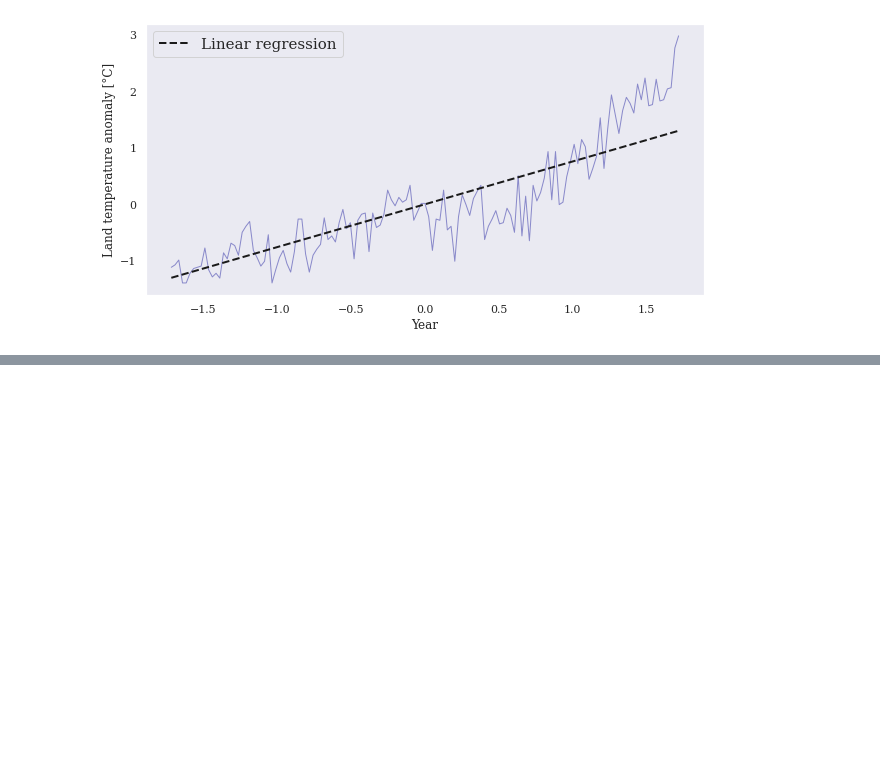
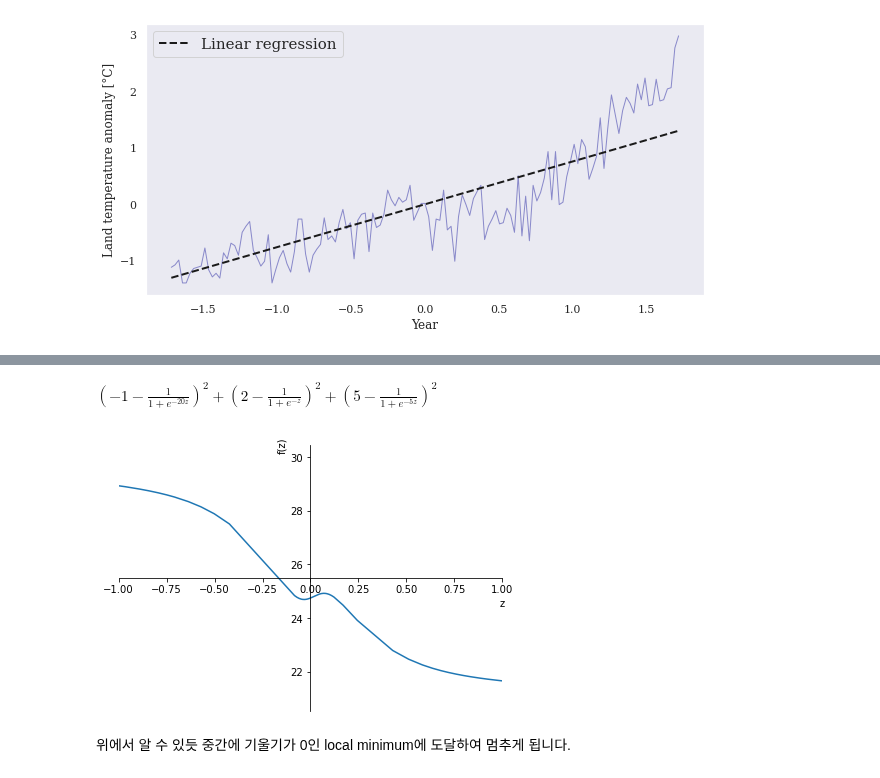
Before and after one commit to Kdelphinus/Python_study, a Jupyter notebook: goorm/AI기술 자연어 처리 전문가 양성 과정/02. Machine Learning.ipynb, the cells around one changed output, grey strips where cells are left out. Cells and saved outputs as stored; diff of their text form; code cells hidden in the pictures; blank space fills up the shorter version.

```diff
--- a/goorm/AI기술 자연어 처리 전문가 양성 과정/02. Machine Learning.ipynb
+++ b/goorm/AI기술 자연어 처리 전문가 양성 과정/02. Machine Learning.ipynb
@@ -657,0 +738,13 @@ pyplot.grid();
+# %%
+badloss = (2 - 1/(1+ sympy.exp(-z)))**2 + \
+          (-1 - 1/(1+ sympy.exp(-20*z)))**2  + \
+          (5 - 1/(1+ sympy.exp(-5*z)))**2
+badloss
+# %% [output]
+$\displaystyle \left(-1 - \frac{1}{1 + e^{- 20 z}}\right)^{2} + \left(2 - \frac{1}{1 + e^{- z}}\right)^{2} + \left(5 - \frac{1}{1 + e^{- 5 z}}\right)^{2}$
+# %%
+sympy.plotting.plot(badloss, xlim=(-1,1));
+# %% [output]
+[figure, added]
+# %% [markdown]
+위에서 알 수 있듯 중간에 기울기가 0인 local minimum에 도달하여 멈추게 됩니다.
```
Also changed, not shown: parts of 54 cells of this notebook.
